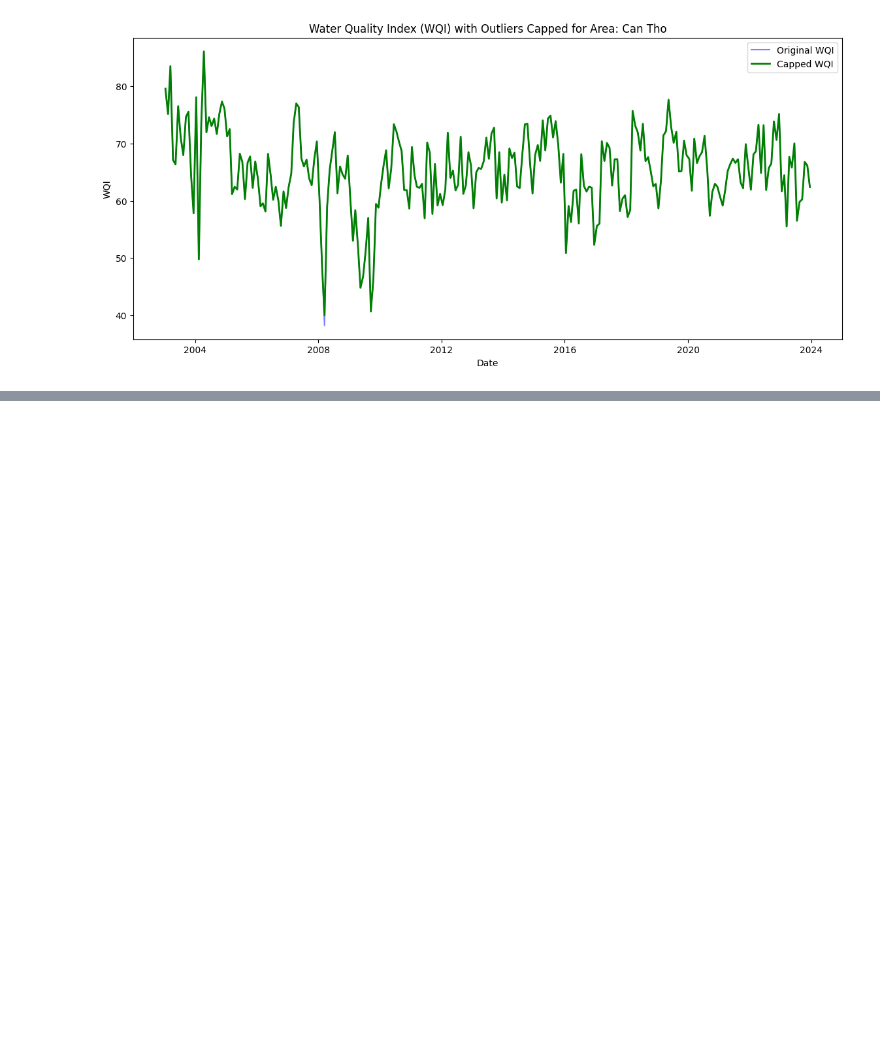
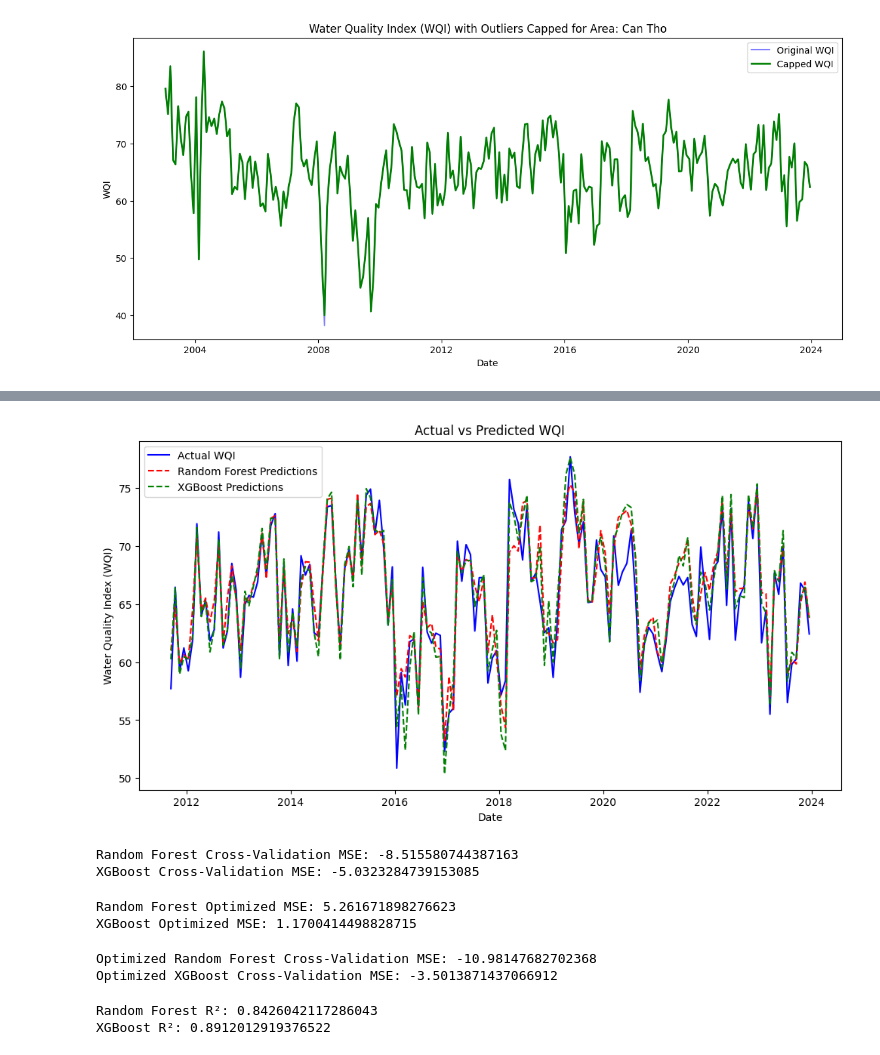
Before and after one commit to Blackan06/Blackan06, a Jupyter notebook: WQI_PREDICT.ipynb, the cells around one changed output, grey strips where cells are left out. Drawn from its saved outputs; the diff is of its cells as text; code cells hidden in the pictures; blank space fills up the shorter version.

```diff
--- a/WQI_PREDICT.ipynb
+++ b/WQI_PREDICT.ipynb
@@ -278,0 +406,68 @@ def adf_test(timeseries):
+# %%
+# Lấy cột 'Date' tương ứng với y_test
+dates_test = df.loc[y_test.index, 'Date']
+
+# Vẽ đồ thị với DateTime làm trục x
+plt.figure(figsize=(12, 6))
+
+plt.plot(dates_test, y_test, label='Actual WQI', color='blue')  # Actual WQI (Dữ liệu thực tế)
+plt.plot(dates_test, rf_predictions, label='Random Forest Predictions', linestyle='--', color='red')  # Dự đoán Random Forest
+plt.plot(dates_test, xgb_predictions, label='XGBoost Predictions', linestyle='--', color='green')  # Dự đoán XGBoost
+
+# Thêm tên trục và tiêu đề
+plt.xlabel('Date')  # Trục x là DateTime
+plt.ylabel('Water Quality Index (WQI)')  # Trục y là WQI
+plt.title('Actual vs Predicted WQI')  # Tiêu đề đồ thị
+
+# Thêm chú thích cho đồ thị
+plt.legend()
+
+# Hiển thị đồ thị
+plt.show()
+# %% [output]
+[figure, added]
+# %%
+from sklearn.model_selection import cross_val_score
+
+# Cross-Validation cho Random Forest
+rf_cv_scores = cross_val_score(rf, X, y, cv=5, scoring='neg_mean_squared_error')
+print(f"Random Forest Cross-Validation MSE: {rf_cv_scores.mean()}")
+
+# Cross-Validation cho XGBoost
+xgb_cv_scores = cross_val_score(xgb, X, y, cv=5, scoring='neg_mean_squared_error')
+print(f"XGBoost Cross-Validation MSE: {xgb_cv_scores.mean()}")
+# %% [output]
+Random Forest Cross-Validation MSE: -8.515580744387163
+XGBoost Cross-Validation MSE: -5.0323284739153085
+# %%
+rf_best = RandomForestRegressor(**rf_grid_search.best_params_)
+rf_best.fit(X_train, y_train)
+rf_best_predictions = rf_best.predict(X_test)
+rf_best_mse = mean_squared_error(y_test, rf_best_predictions)
+print(f"Random Forest Optimized MSE: {rf_best_mse}")
+
+xgb_best = XGBRegressor(**xgb_grid_search.best_params_)
+xgb_best.fit(X_train, y_train)
+xgb_best_predictions = xgb_best.predict(X_test)
+xgb_best_mse = mean_squared_error(y_test, xgb_best_predictions)
+print(f"XGBoost Optimized MSE: {xgb_best_mse}")
+# %% [output]
+Random Forest Optimized MSE: 5.261671898276623
+XGBoost Optimized MSE: 1.1700414498828715
+# %%
+rf_best_cv_scores = cross_val_score(rf_best, X, y, cv=5, scoring='neg_mean_squared_error')
+print(f"Optimized Random Forest Cross-Validation MSE: {rf_best_cv_scores.mean()}")
+
+xgb_best_cv_scores = cross_val_score(xgb_best, X, y, cv=5, scoring='neg_mean_squared_error')
+print(f"Optimized XGBoost Cross-Validation MSE: {xgb_best_cv_scores.mean()}")
+# %% [output]
+Optimized Random Forest Cross-Validation MSE: -10.98147682702368
+Optimized XGBoost Cross-Validation MSE: -3.5013871437066912
+# %%
+rf_r2 = r2_score(y_test, rf_predictions)
+xgb_r2 = r2_score(y_test, xgb_predictions)
+print(f"Random Forest R²: {rf_r2}")
+print(f"XGBoost R²: {xgb_r2}")
+# %% [output]
+Random Forest R²: 0.8426042117286043
+XGBoost R²: 0.8912012919376522
```
Also changed, not shown: parts of 16 cells of this notebook.
